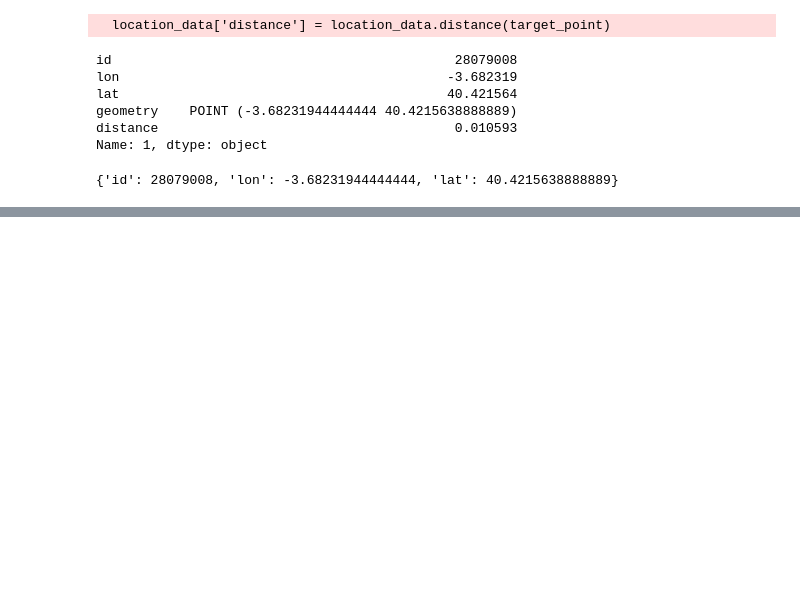
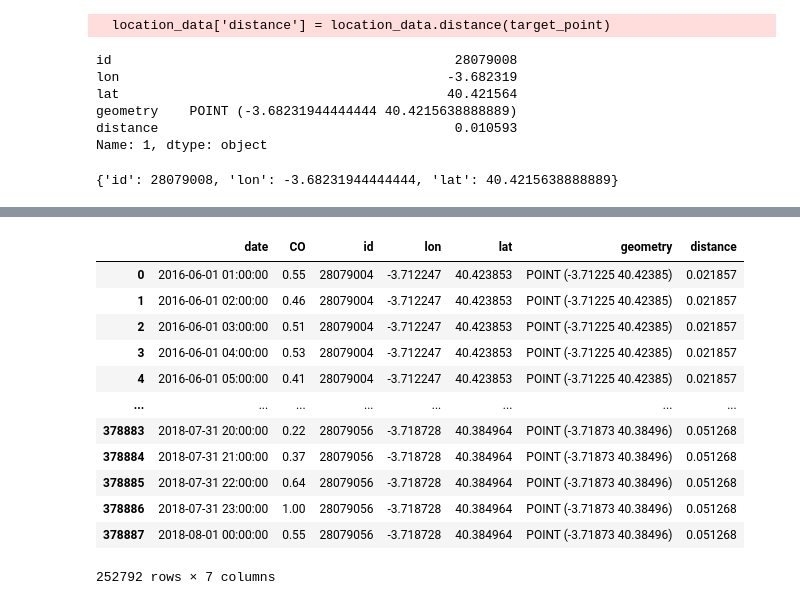
Before and after one commit to tarek-05/Gan_demo, a Jupyter notebook: CO_Concentration_predictions.ipynb, the cells around one changed output, grey strips where cells are left out. Cells and saved outputs as stored; diff of their text form; code cells hidden in the pictures; blank space fills up the shorter version.

```diff
--- a/CO_Concentration_predictions.ipynb
+++ b/CO_Concentration_predictions.ipynb
@@ -139,0 +172,17 @@ closest_station_properties
+# %%
+data=data.dropna()
+data
+# %% [output]
+|  | date | CO | id | lon | lat | geometry | distance |
+| 0 | 2016-06-01 01:00:00 | 0.55 | 28079004 | -3.712247 | 40.423853 | POINT (-3.71225 40.42385) | 0.021857 |
+| 1 | 2016-06-01 02:00:00 | 0.46 | 28079004 | -3.712247 | 40.423853 | POINT (-3.71225 40.42385) | 0.021857 |
+| 2 | 2016-06-01 03:00:00 | 0.51 | 28079004 | -3.712247 | 40.423853 | POINT (-3.71225 40.42385) | 0.021857 |
+| 3 | 2016-06-01 04:00:00 | 0.53 | 28079004 | -3.712247 | 40.423853 | POINT (-3.71225 40.42385) | 0.021857 |
+| 4 | 2016-06-01 05:00:00 | 0.41 | 28079004 | -3.712247 | 40.423853 | POINT (-3.71225 40.42385) | 0.021857 |
+| ... | ... | ... | ... | ... | ... | ... | ... |
+| 378883 | 2018-07-31 20:00:00 | 0.22 | 28079056 | -3.718728 | 40.384964 | POINT (-3.71873 40.38496) | 0.051268 |
+| 378884 | 2018-07-31 21:00:00 | 0.37 | 28079056 | -3.718728 | 40.384964 | POINT (-3.71873 40.38496) | 0.051268 |
+| 378885 | 2018-07-31 22:00:00 | 0.64 | 28079056 | -3.718728 | 40.384964 | POINT (-3.71873 40.38496) | 0.051268 |
+| 378886 | 2018-07-31 23:00:00 | 1.00 | 28079056 | -3.718728 | 40.384964 | POINT (-3.71873 40.38496) | 0.051268 |
+| 378887 | 2018-08-01 00:00:00 | 0.55 | 28079056 | -3.718728 | 40.384964 | POINT (-3.71873 40.38496) | 0.051268 |
+252792 rows × 7 columns
```
Also changed, not shown: parts of 23 cells of this notebook.
